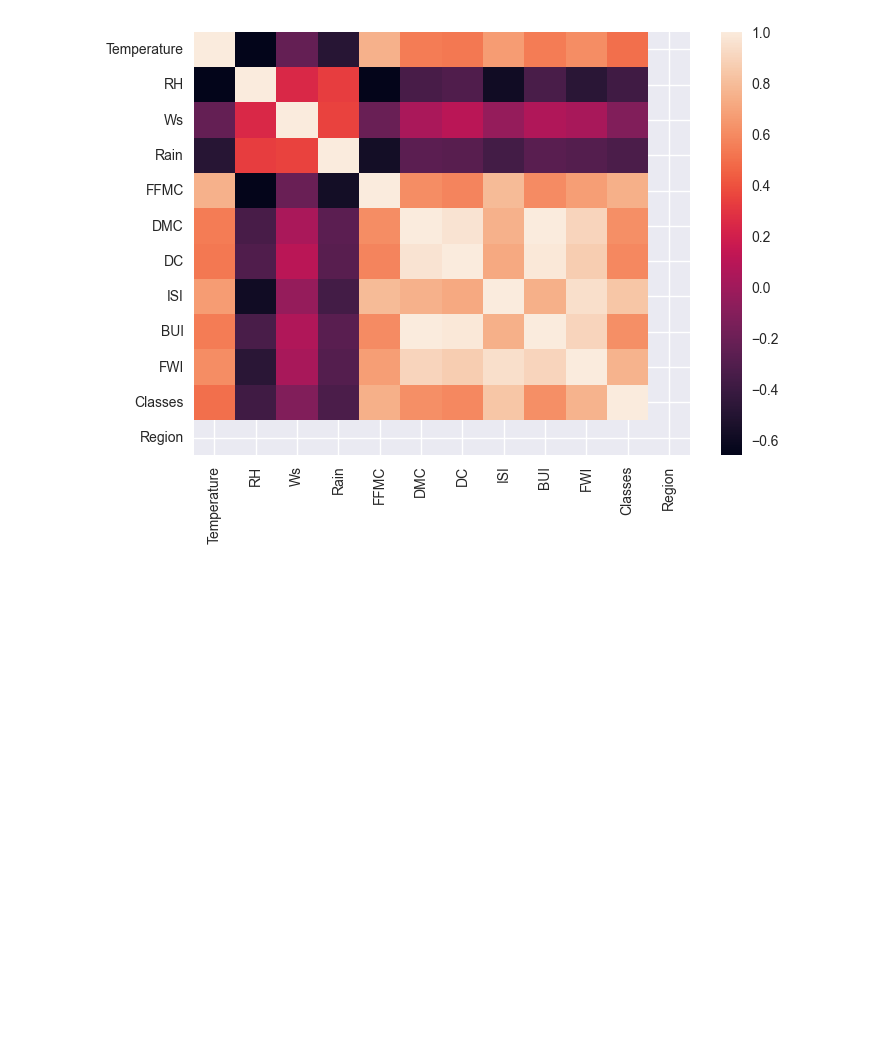
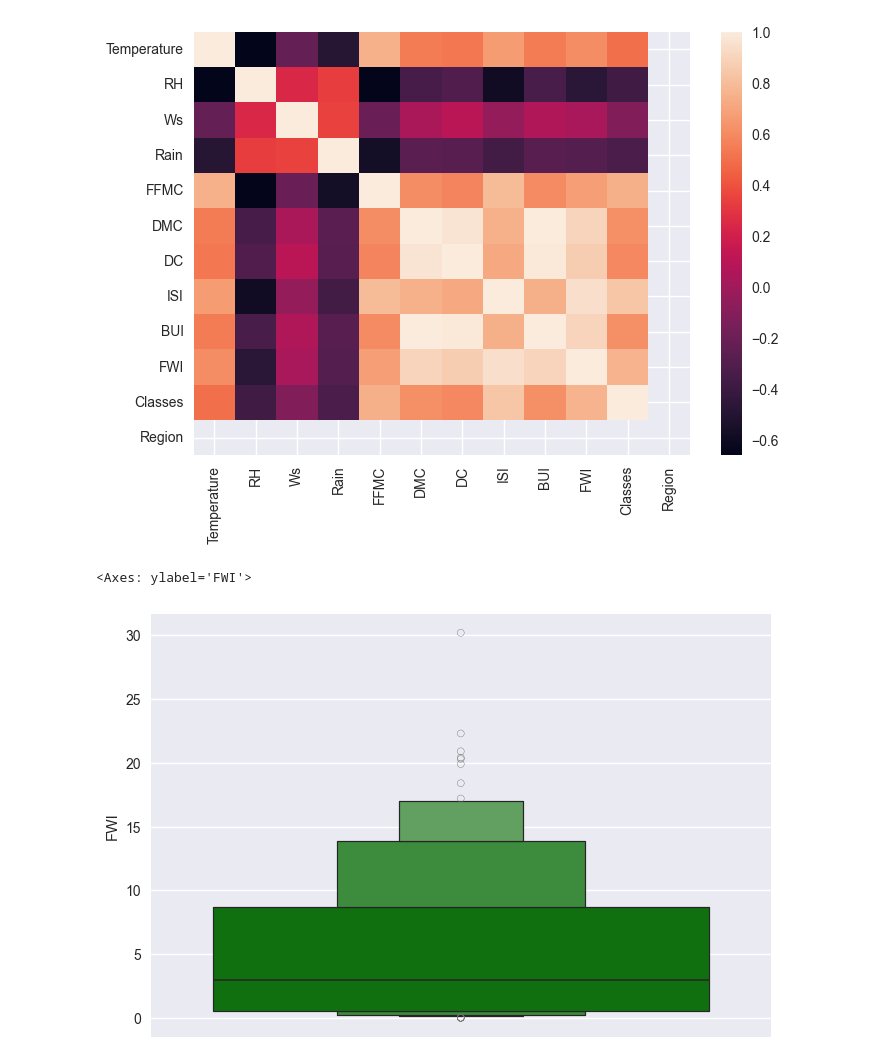
Before and after one commit to Raimal-Raja/DataScience-ML-DL-NLP, a Jupyter notebook: Ridge, Lasso Regression/1_data_cleaning.ipynb, the cells around one changed output. Drawn from its saved outputs; the diff is of its cells as text; code cells hidden in the pictures; blank space fills up the shorter version.

```diff
--- a/Ridge, Lasso Regression/1_data_cleaning.ipynb
+++ b/Ridge, Lasso Regression/1_data_cleaning.ipynb
@@ -417,3 +417,9 @@ sns.heatmap(df_copy.corr())
 # %% [output]
 <Axes: >
 [figure]
+# %%
+## Box plot
+sns.boxenplot(df['FWI'],color='green')
+# %% [output]
+<Axes: ylabel='FWI'>
+[figure, added]
```
Also changed, not shown: parts of 3 cells of this notebook.
